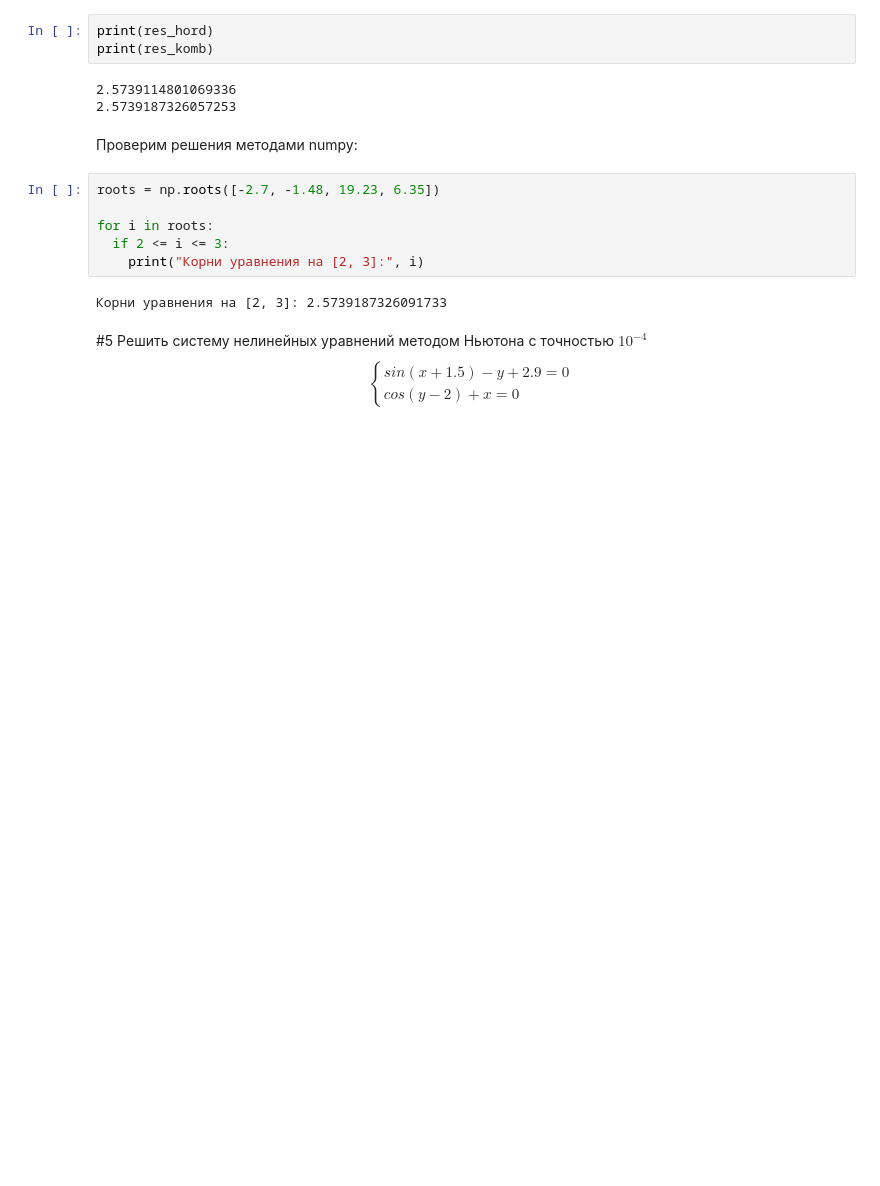
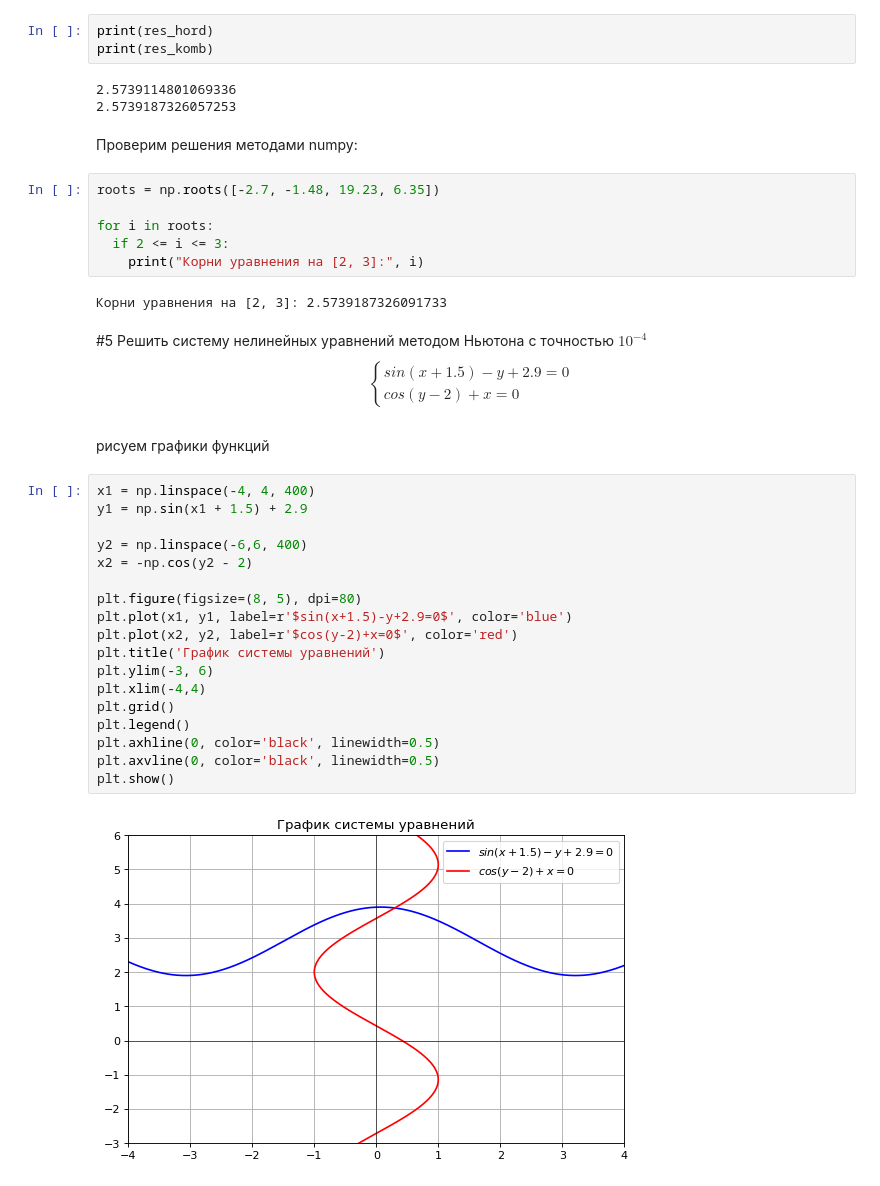
Before and after one commit to PsychoWho/SSAU_Labs, a Jupyter notebook: Вычислительная математика/ВычМат_ЛР_3.ipynb, the cells around one changed output. Cells and saved outputs as stored; diff of their text form; blank space fills up the shorter version.

```diff
--- a/Вычислительная математика/ВычМат_ЛР_3.ipynb
+++ b/Вычислительная математика/ВычМат_ЛР_3.ipynb
@@ -457,3 +458,25 @@ sin(x+1.5)-y+2.9=0\\
 cos(y-2)+x=0
 \end{cases}
 $$
+# %% [markdown]
+рисуем графики функций
+# %%
+x1 = np.linspace(-4, 4, 400)
+y1 = np.sin(x1 + 1.5) + 2.9
+
+y2 = np.linspace(-6,6, 400)
+x2 = -np.cos(y2 - 2)
+
+plt.figure(figsize=(8, 5), dpi=80)
+plt.plot(x1, y1, label=r'$sin(x+1.5)-y+2.9=0$', color='blue')
+plt.plot(x2, y2, label=r'$cos(y-2)+x=0$', color='red')
+plt.title('График системы уравнений')
+plt.ylim(-3, 6)
+plt.xlim(-4,4)
+plt.grid()
+plt.legend()
+plt.axhline(0, color='black', linewidth=0.5)
+plt.axvline(0, color='black', linewidth=0.5)
+plt.show()
+# %% [output]
+[figure, added]
```
Also changed, not shown: parts of 15 cells of this notebook.
